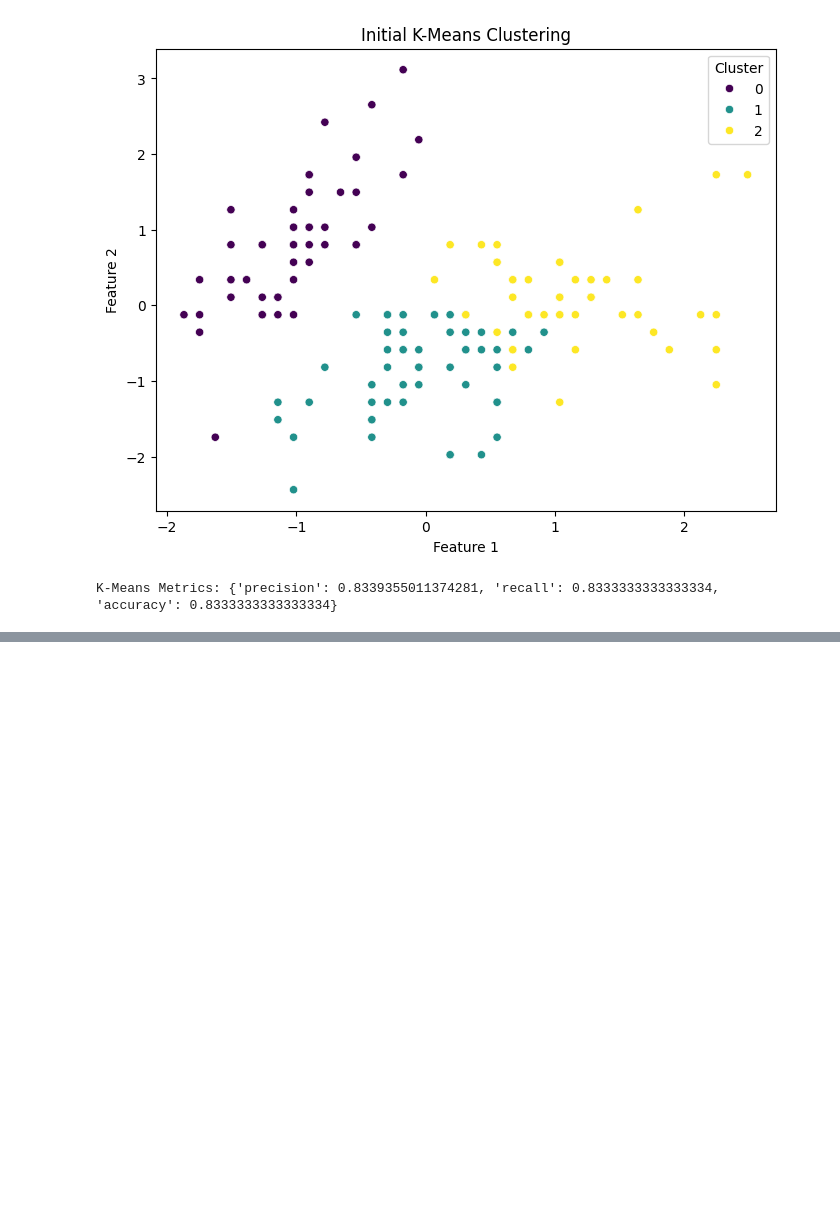
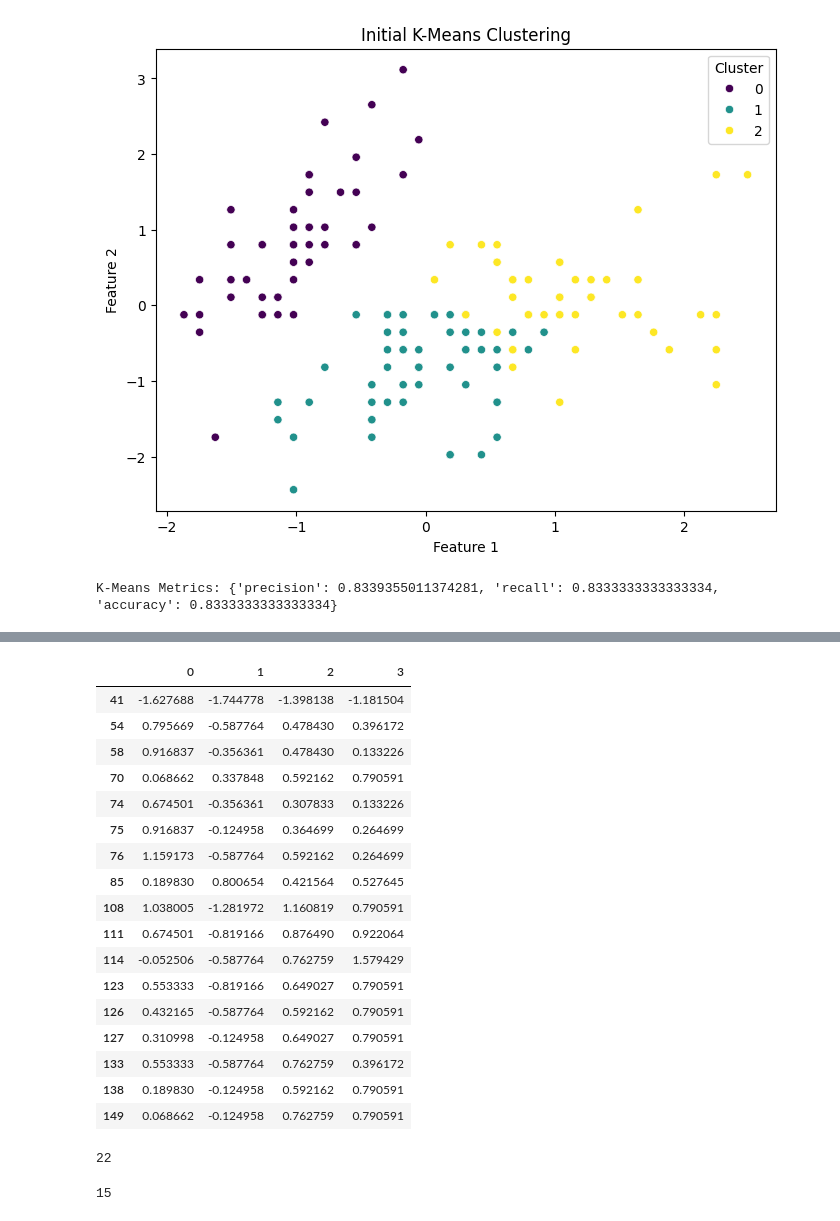
Before and after one commit to AnnaDiana123/BDA_Project, a Jupyter notebook: notebooks/experiment_iris.ipynb, the cells around one changed output, grey strips where cells are left out. Saved outputs shown, nothing was run; the diff lists cells and outputs as text; code cells hidden in the pictures; blank space fills up the shorter version.

```diff
--- a/notebooks/experiment_iris.ipynb
+++ b/notebooks/experiment_iris.ipynb
@@ -109,3 +127,32 @@ Visualizing stable and misclassified points...
+# %%
+misclassified_data
+# %% [output]
+|  | 0 | 1 | 2 | 3 |
+| 41 | -1.627688 | -1.744778 | -1.398138 | -1.181504 |
+| 54 | 0.795669 | -0.587764 | 0.478430 | 0.396172 |
+| 58 | 0.916837 | -0.356361 | 0.478430 | 0.133226 |
+| 70 | 0.068662 | 0.337848 | 0.592162 | 0.790591 |
+| 74 | 0.674501 | -0.356361 | 0.307833 | 0.133226 |
+| 75 | 0.916837 | -0.124958 | 0.364699 | 0.264699 |
+| 76 | 1.159173 | -0.587764 | 0.592162 | 0.264699 |
+| 85 | 0.189830 | 0.800654 | 0.421564 | 0.527645 |
+| 108 | 1.038005 | -1.281972 | 1.160819 | 0.790591 |
+| 111 | 0.674501 | -0.819166 | 0.876490 | 0.922064 |
+| 114 | -0.052506 | -0.587764 | 0.762759 | 1.579429 |
+| 123 | 0.553333 | -0.819166 | 0.649027 | 0.790591 |
+| 126 | 0.432165 | -0.587764 | 0.592162 | 0.790591 |
+| 127 | 0.310998 | -0.124958 | 0.649027 | 0.790591 |
+| 133 | 0.553333 | -0.587764 | 0.762759 | 0.396172 |
+| 138 | 0.189830 | -0.124958 | 0.592162 | 0.790591 |
+| 149 | 0.068662 | -0.124958 | 0.762759 | 0.790591 |
+# %%
+set(data[cluster_labels != original_labels].index).symmetric_difference(set(misclassified_data.index)).__len__()
+# %% [output]
+22
+# %%
+set(data[cluster_labels != original_labels].index).difference(set(misclassified_data.index)).__len__()
+# %% [output]
+15
 # %%
 # Run post-processing and calculate metrics
 if not misclassified_data.empty:
```
Also changed, not shown: parts of 7 cells of this notebook, 2 other files.
